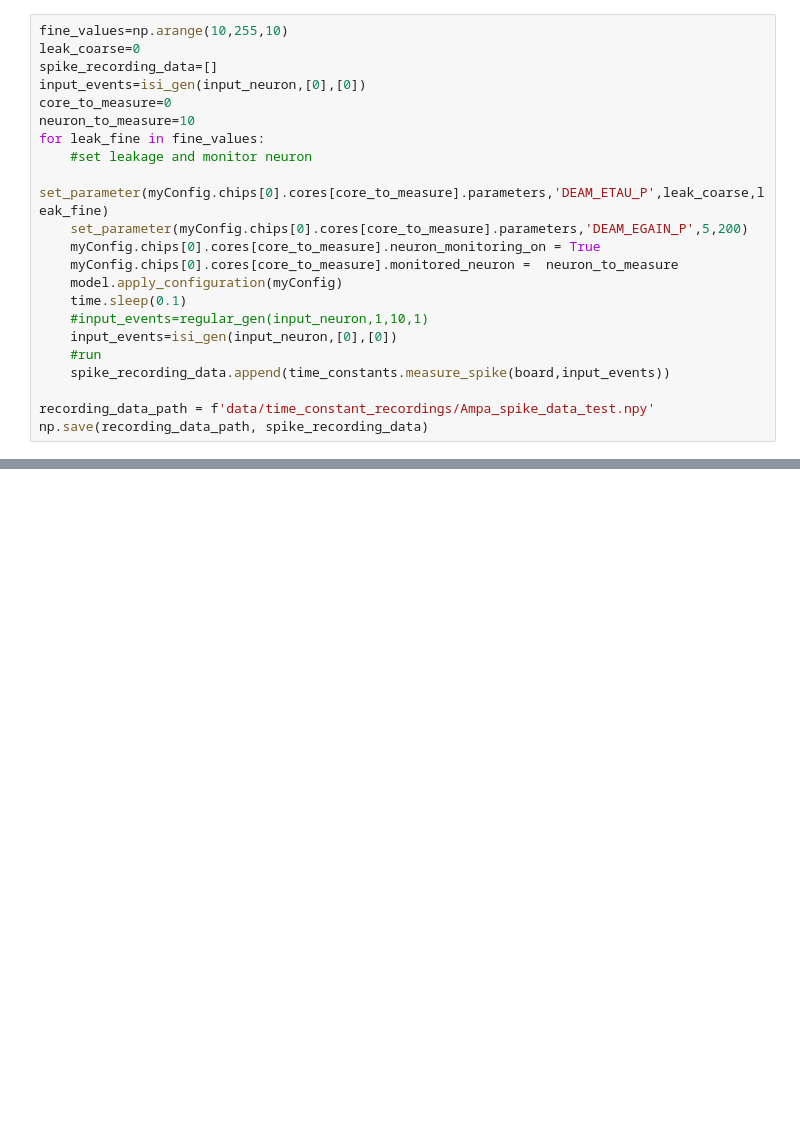
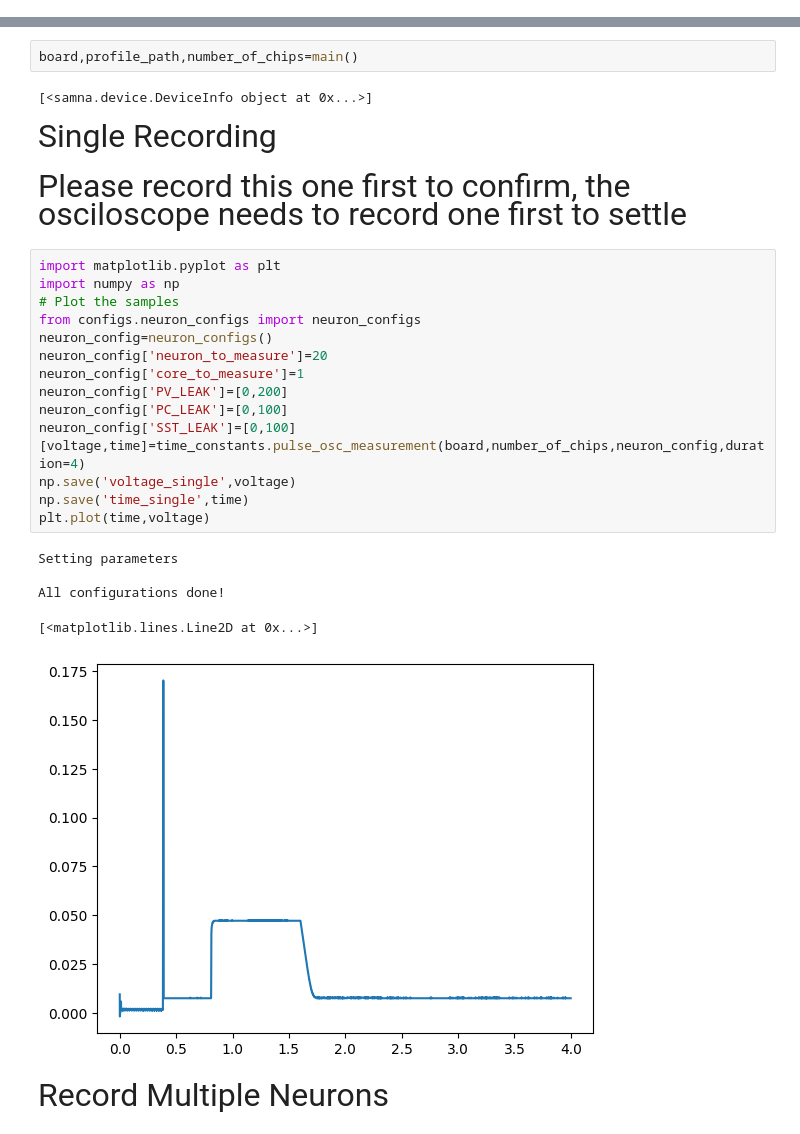
Before and after one commit to Aramatos/dynapse2_adaptation, a Jupyter notebook: Time_Constant_neuron.ipynb, the cells around one changed output, grey strips where cells are left out. Drawn from its saved outputs; the diff is of its cells as text; blank space fills up the shorter version.

```diff
--- a/Time_Constant_neuron.ipynb
+++ b/Time_Constant_neuron.ipynb
@@ -457,22 +0,0 @@ plt.show()
-# %%
-fine_values=np.arange(10,255,10)
-leak_coarse=0
-spike_recording_data=[]
-input_events=isi_gen(input_neuron,[0],[0])
-core_to_measure=0
-neuron_to_measure=10
-for leak_fine in fine_values:
-    #set leakage and monitor neuron
-    set_parameter(myConfig.chips[0].cores[core_to_measure].parameters,'DEAM_ETAU_P',leak_coarse,leak_fine)
-    set_parameter(myConfig.chips[0].cores[core_to_measure].parameters,'DEAM_EGAIN_P',5,200)
-    myConfig.chips[0].cores[core_to_measure].neuron_monitoring_on = True
-    myConfig.chips[0].cores[core_to_measure].monitored_neuron =  neuron_to_measure
-    model.apply_configuration(myConfig)
-    time.sleep(0.1)
-    #input_events=regular_gen(input_neuron,1,10,1)
-    input_events=isi_gen(input_neuron,[0],[0])
-    #run
-    spike_recording_data.append(time_constants.measure_spike(board,input_events))
-
-recording_data_path = f'data/time_constant_recordings/Ampa_spike_data_test.npy'
-np.save(recording_data_path, spike_recording_data)
@@ -567,0 +13,31 @@ def calculate_residuals(x, y):
+# %%
+board,profile_path,number_of_chips=main()
+# %% [output]
+[<samna.device.DeviceInfo object at 0x...>]
+# %% [markdown]
+<font size=6>Single Recording
+# %% [markdown]
+<font size=6> Please record this one first to confirm, the osciloscope needs to record one first to settle
+# %%
+import matplotlib.pyplot as plt
+import numpy as np
+# Plot the samples
+from configs.neuron_configs import neuron_configs
+neuron_config=neuron_configs()
+neuron_config['neuron_to_measure']=20
+neuron_config['core_to_measure']=1
+neuron_config['PV_LEAK']=[0,200]
+neuron_config['PC_LEAK']=[0,100]
+neuron_config['SST_LEAK']=[0,100]
+[voltage,time]=time_constants.pulse_osc_measurement(board,number_of_chips,neuron_config,duration=4)
+np.save('voltage_single',voltage)
+np.save('time_single',time)
+plt.plot(time,voltage)
+# %% [output]
+Setting parameters
+
+All configurations done!
+[<matplotlib.lines.Line2D at 0x...>]
+[figure, added]
+# %% [markdown]
+<font size=6> Record Multiple Neurons
```
Also changed, not shown: parts of 48 cells of this notebook, 4 other files.
